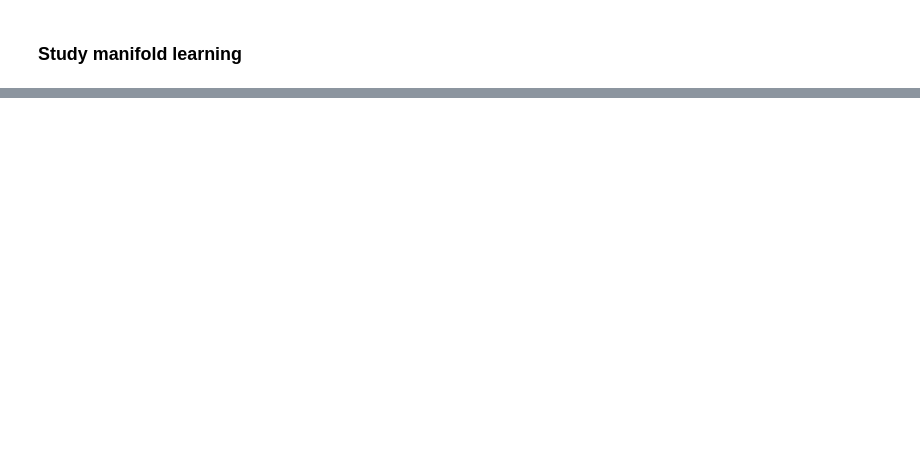
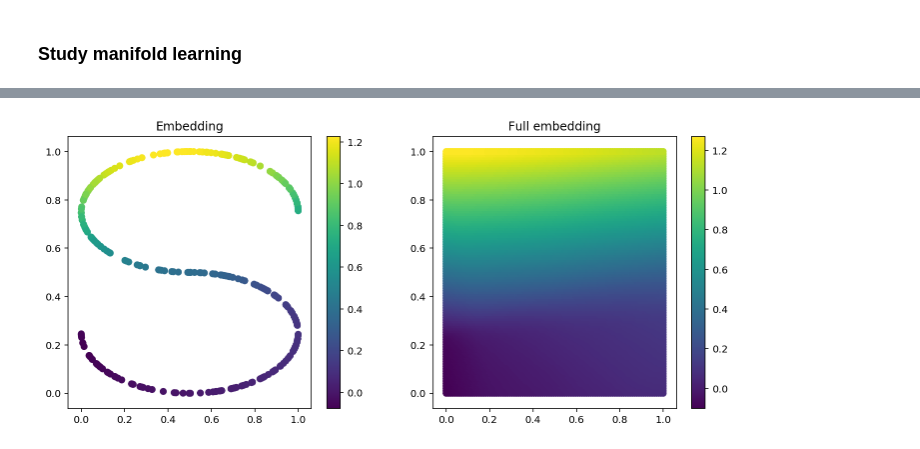
Before and after one commit to tpgillam/notebooks, a Jupyter notebook: manifold_fitting.ipynb, the cells around one changed output, grey strips where cells are left out. Cells and saved outputs as stored; diff of their text form; code cells hidden in the pictures; blank space fills up the shorter version.

```diff
--- a/manifold_fitting.ipynb
+++ b/manifold_fitting.ipynb
@@ -80,0 +143,15 @@ for i, model in enumerate(models):
+# %%
+def plot_encoder_decoder(encoder, decoder):
+    pyplot.figure(figsize=(12, 5))
+    pyplot.subplot(1, 2, 1)
+    pyplot.title('Embedding')
+    pyplot.scatter(X[:, 0], X[:, 1], c=encoder.predict(X))
+    pyplot.colorbar();
+
+    pyplot.subplot(1, 2, 2)
+    pyplot.title('Full embedding')
+    _plot_full_embedding(encoder.predict)
+
+plot_encoder_decoder(encoder, decoder)
+# %% [output]
+[figure, added]
```
Also changed, not shown: parts of 10 cells of this notebook.
